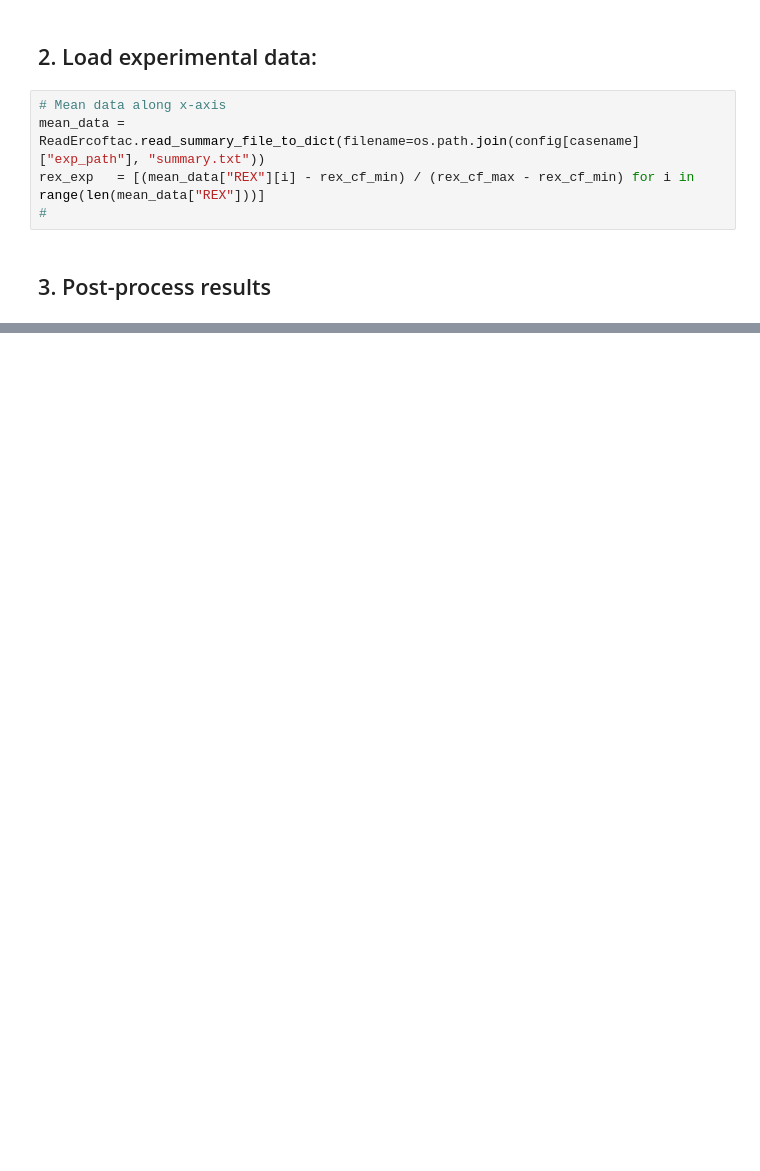
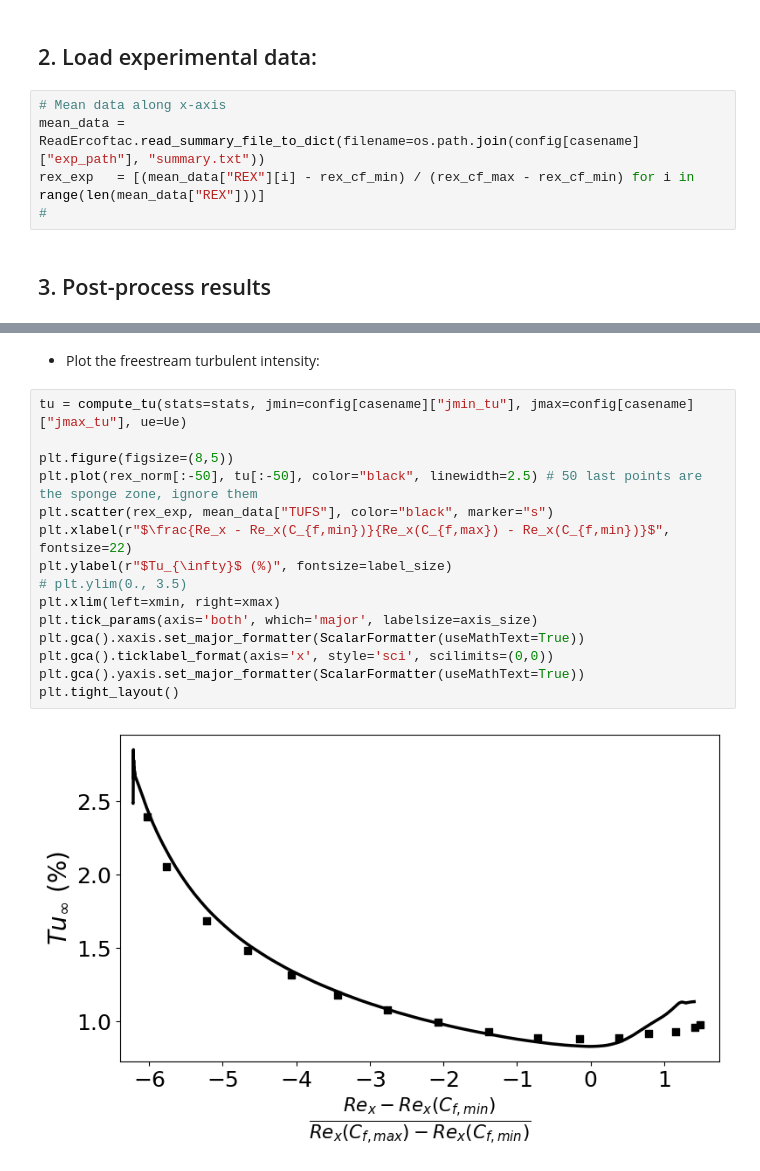
Before and after one commit to LouenasZm/ppMusicaa, a Jupyter notebook: examples/ercoftac/pp_case.ipynb, the cells around one changed output, grey strips where cells are left out. Cells and saved outputs as stored; diff of their text form; blank space fills up the shorter version.

```diff
--- a/examples/ercoftac/pp_case.ipynb
+++ b/examples/ercoftac/pp_case.ipynb
@@ -77 +110,20 @@ if contains_substring(casename.upper(), "T3C"):
+# %% [markdown]
+- Plot the freestream turbulent intensity:
+# %%
+tu = compute_tu(stats=stats, jmin=config[casename]["jmin_tu"], jmax=config[casename]["jmax_tu"], ue=Ue)
+
+plt.figure(figsize=(8,5))
+plt.plot(rex_norm[:-50], tu[:-50], color="black", linewidth=2.5) # 50 last points are the sponge zone, ignore them
+plt.scatter(rex_exp, mean_data["TUFS"], color="black", marker="s")
+plt.xlabel(r"$\frac{Re_x - Re_x(C_{f,min})}{Re_x(C_{f,max}) - Re_x(C_{f,min})}$", fontsize=22)
+plt.ylabel(r"$Tu_{\infty}$ (%)", fontsize=label_size)
+# plt.ylim(0., 3.5)
+plt.xlim(left=xmin, right=xmax)
+plt.tick_params(axis='both', which='major', labelsize=axis_size)
+plt.gca().xaxis.set_major_formatter(ScalarFormatter(useMathText=True))
+plt.gca().ticklabel_format(axis='x', style='sci', scilimits=(0,0))
+plt.gca().yaxis.set_major_formatter(ScalarFormatter(useMathText=True))
+plt.tight_layout()
+# %% [output]
+[figure, added]
 # %% [markdown]
```
Also changed, not shown: parts of 11 cells of this notebook, 3 other files.
